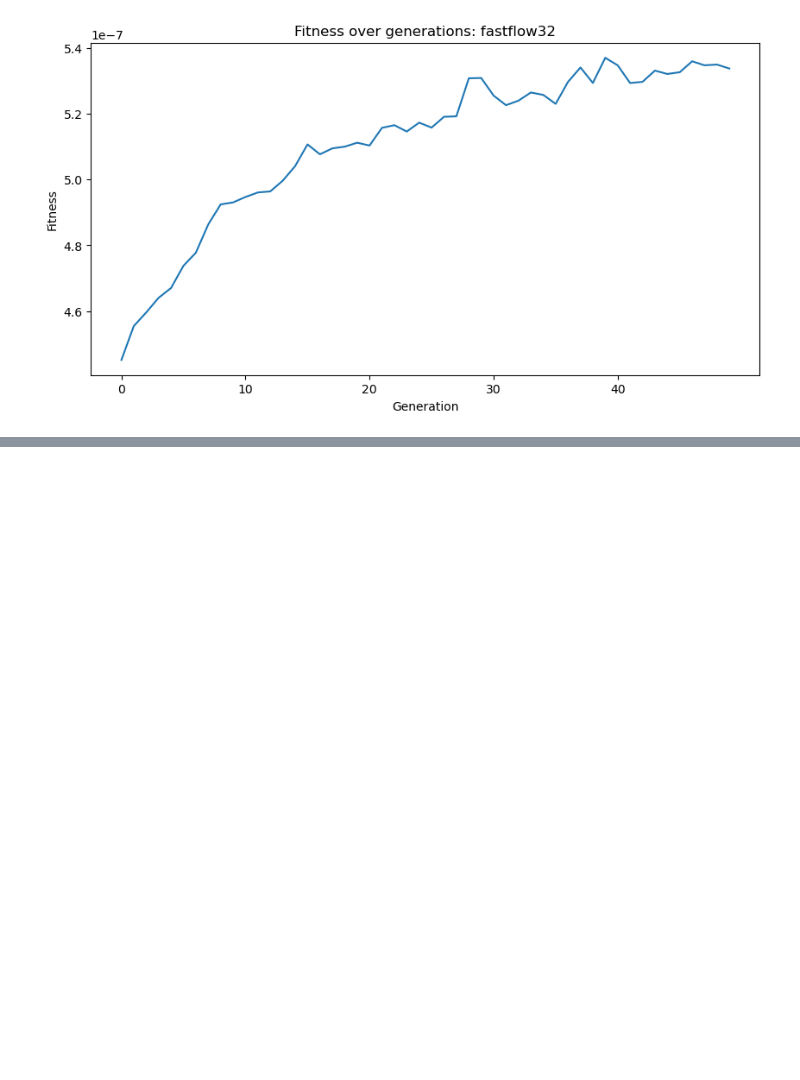
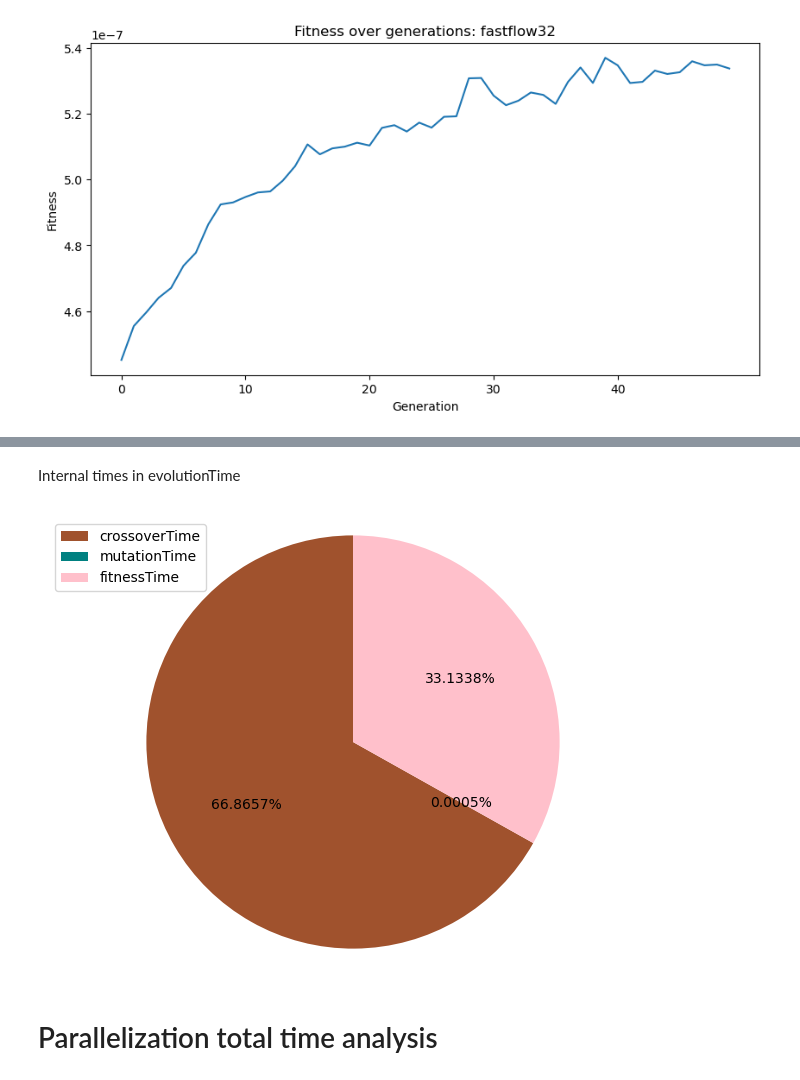
Before and after one commit to giacomo-cgn/parallel-genetic-tsp, a Jupyter notebook: plots.ipynb, the cells around one changed output, grey strips where cells are left out. Drawn from its saved outputs; the diff is of its cells as text; code cells hidden in the pictures; blank space fills up the shorter version.

```diff
--- a/plots.ipynb
+++ b/plots.ipynb
@@ -61,0 +104,14 @@ plt.show()
+# %% [markdown]
+Internal times in evolutionTime
+# %%
+sizes = df_sequential[['crossoverTime', 'mutationTime', 'fitnessTime']].iloc[0].values
+
+plt.pie(sizes, autopct='%1.4f%%', startangle=90, colors=['sienna', 'teal', 'pink'])
+plt.legend(labels=['crossoverTime', 'mutationTime', 'fitnessTime'], loc="best")
+plt.axis('equal')
+plt.tight_layout()
+plt.show()
+# %% [output]
+[figure, added]
+# %% [markdown]
+# Parallelization total time analysis
```
Also changed, not shown: parts of 17 cells of this notebook.
